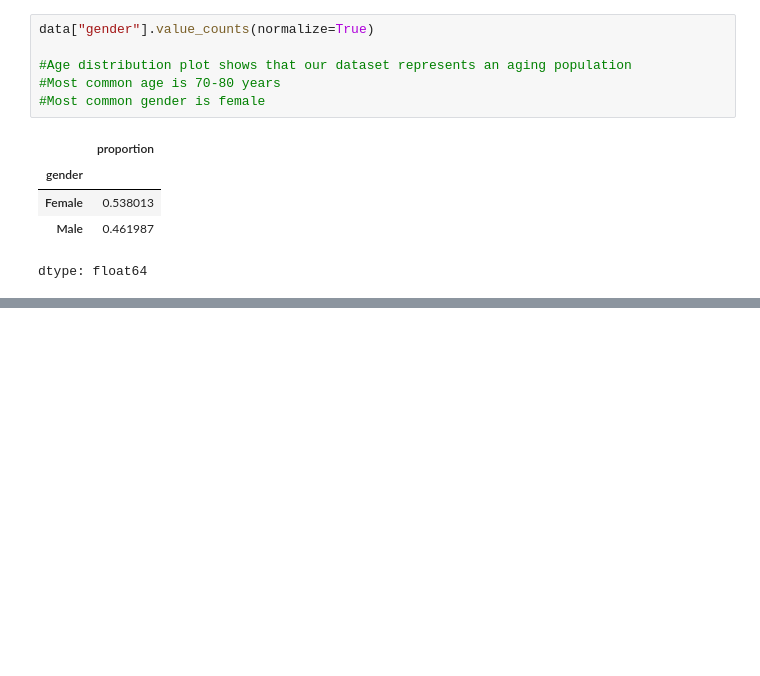
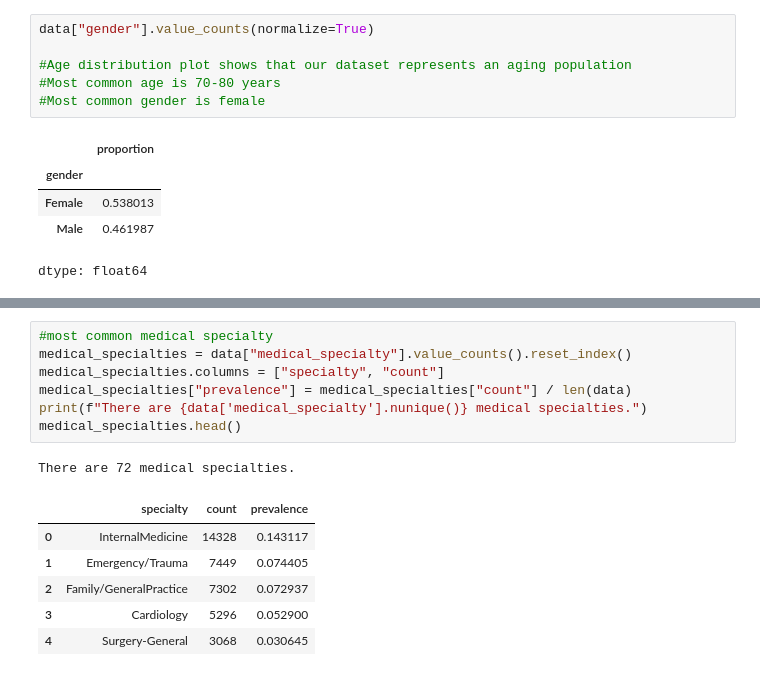
Before and after one commit to mervegb/diabetes-ml, a Jupyter notebook: diabetes_ml.ipynb, the cells around one changed output, grey strips where cells are left out. Cells and saved outputs as stored; diff of their text form; blank space fills up the shorter version.

```diff
--- a/diabetes_ml.ipynb
+++ b/diabetes_ml.ipynb
@@ -339,0 +362,15 @@ KeyboardInterrupt:
+# %%
+#most common medical specialty
+medical_specialties = data["medical_specialty"].value_counts().reset_index()
+medical_specialties.columns = ["specialty", "count"]
+medical_specialties["prevalence"] = medical_specialties["count"] / len(data)
+print(f"There are {data['medical_specialty'].nunique()} medical specialties.")
+medical_specialties.head()
+# %% [output]
+There are 72 medical specialties.
+|  | specialty | count | prevalence |
+| 0 | InternalMedicine | 14328 | 0.143117 |
+| 1 | Emergency/Trauma | 7449 | 0.074405 |
+| 2 | Family/GeneralPractice | 7302 | 0.072937 |
+| 3 | Cardiology | 5296 | 0.052900 |
+| 4 | Surgery-General | 3068 | 0.030645 |
```
Also changed, not shown: parts of 3 cells of this notebook.
